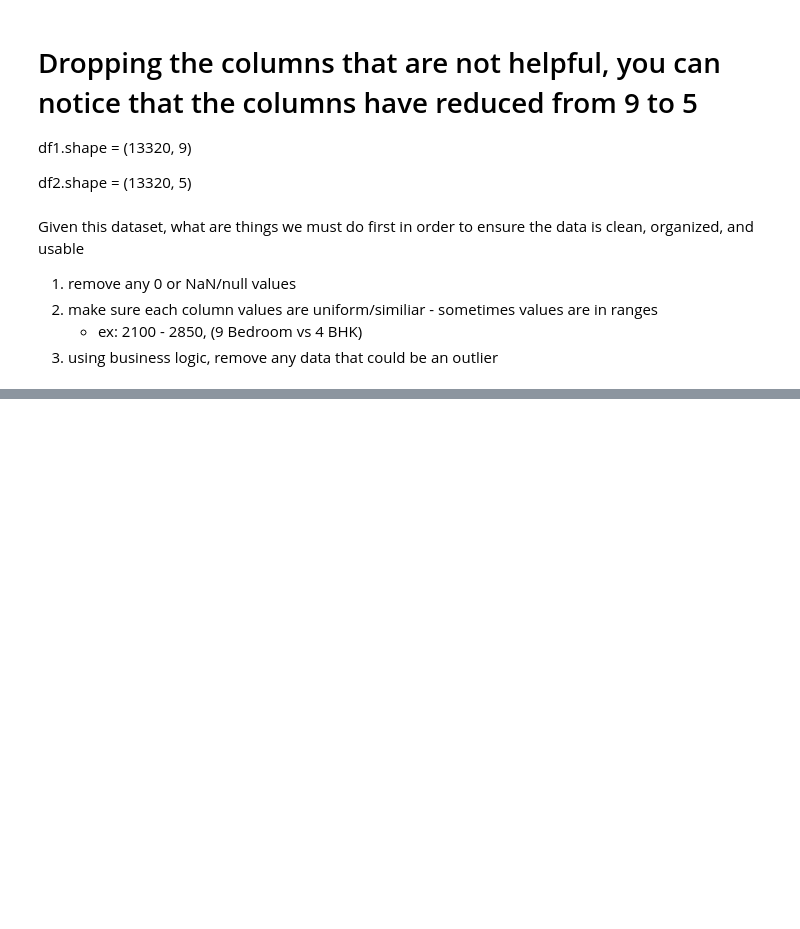
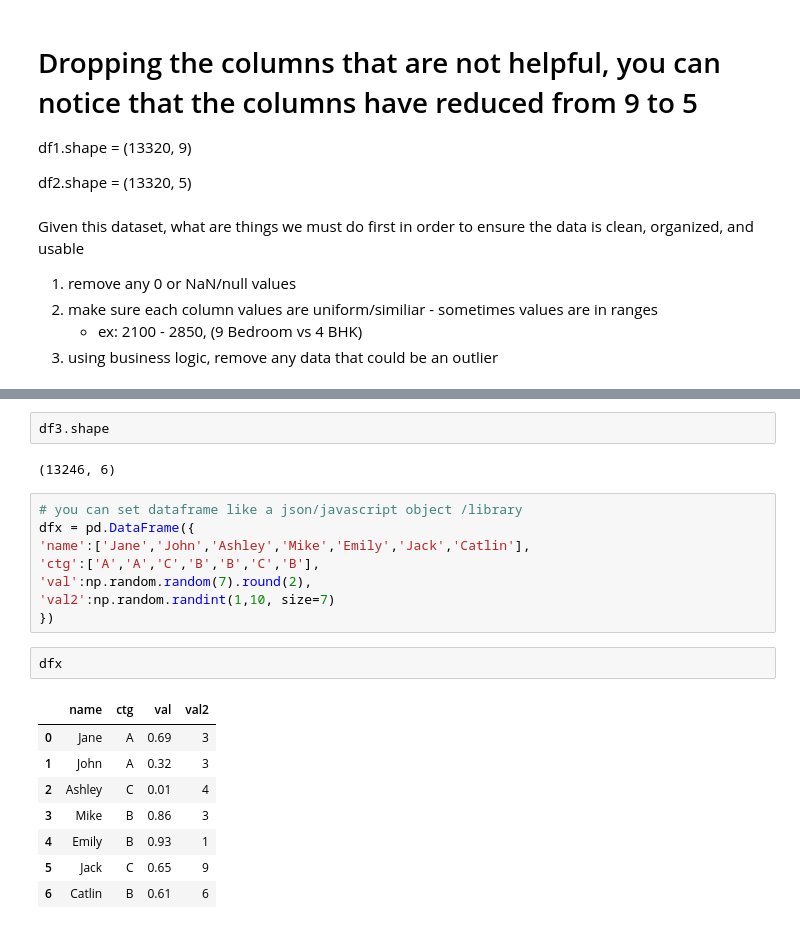
Before and after one commit to johnnyjvang/data_science, a Jupyter notebook: Housing Price Prediction/prediction_banglore_home_prices.ipynb, the cells around one changed output, grey strips where cells are left out. Cells and saved outputs as stored; diff of their text form; blank space fills up the shorter version.

```diff
--- a/Housing Price Prediction/prediction_banglore_home_prices.ipynb
+++ b/Housing Price Prediction/prediction_banglore_home_prices.ipynb
@@ -165,0 +398,23 @@ Given this dataset, what are things we must do first in order to ensure the data
+# %%
+df3.shape
+# %% [output]
+(13246, 6)
+# %%
+# you can set dataframe like a json/javascript object /library
+dfx = pd.DataFrame({
+'name':['Jane','John','Ashley','Mike','Emily','Jack','Catlin'],
+'ctg':['A','A','C','B','B','C','B'],
+'val':np.random.random(7).round(2),
+'val2':np.random.randint(1,10, size=7)
+})
+# %%
+dfx
+# %% [output]
+|  | name | ctg | val | val2 |
+| 0 | Jane | A | 0.69 | 3 |
+| 1 | John | A | 0.32 | 3 |
+| 2 | Ashley | C | 0.01 | 4 |
+| 3 | Mike | B | 0.86 | 3 |
+| 4 | Emily | B | 0.93 | 1 |
+| 5 | Jack | C | 0.65 | 9 |
+| 6 | Catlin | B | 0.61 | 6 |
```
Also changed, not shown: parts of 41 cells of this notebook.
